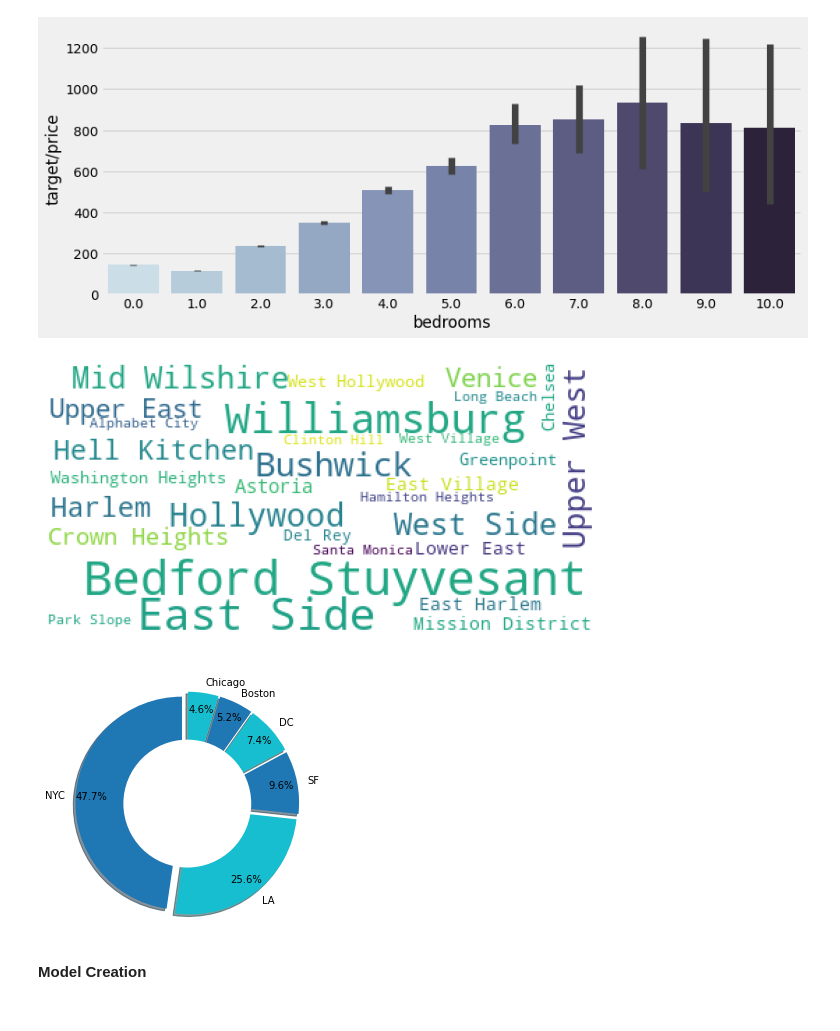
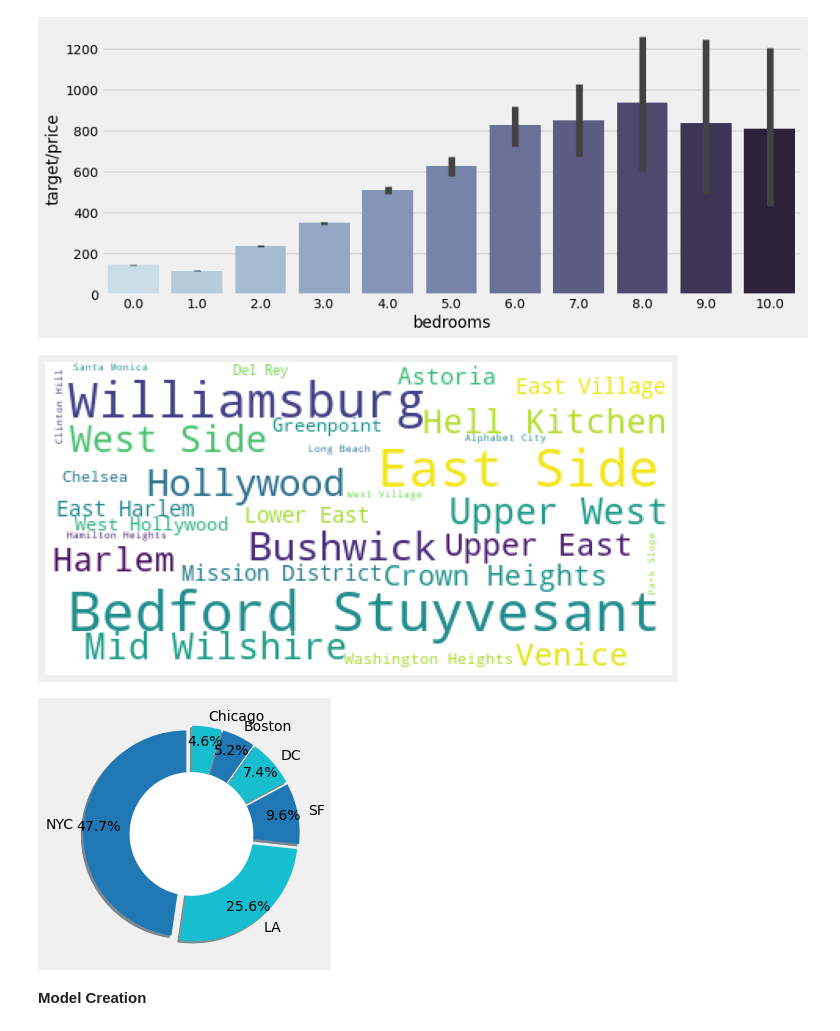
Before and after one commit to BuildWeek-ft-airbnb-6/backend, a Jupyter notebook: model/model.ipynb, the cells around one changed output. Saved outputs shown, nothing was run; the diff lists cells and outputs as text; code cells hidden in the pictures.

Commit message:
Added and implimented model.visualizations.py + code cleanups

```diff
--- a/model/model.ipynb
+++ b/model/model.ipynb
@@ -92,61 +71,24 @@ generate_hist(df['bedrooms'], df['target/price'])
 [figure]
 # %%
 # Visualizing the 30 cities with the most rooms with a wordcloud.
-
 words = df['neighbourhood'].to_string()
 
-plt.subplots(figsize=(10, 10))
-
-def generate_wordcloud(text):
-    '''
-    This creates a function call that creates the wordcloud
-    '''
-    wordcloud = WordCloud(max_words=30, background_color='white',
-                          relative_scaling = 1,
-                          stopwords = stopwords
-                          ).generate(text)
-    plt.imshow(wordcloud)
-    plt.axis("off")
-    plt.show()
-
-generate_wordcloud(words)
+mv.generate_wordcloud(words)
 # %% [output]
-[figure, old version]
+[figure, new version]
 # %%
 # Plotting the percentage of available rooms in the data with a pie chart.
-
 cities = ['NYC', 'LA', 'SF', 'DC', 'Boston', 'Chicago']
 colors = ['#1f77b4','#17becf', '#1f77b4','#17becf', '#1f77b4','#17becf']
 explode = (0.05,0.05,0.05,0.05, 0.05, 0.05)
 sizes = []
 
 for x in df['city'].value_counts():
     sizes.append(x)
 
-def generate_pie(sizes, colors, explode, size):
-    '''
-    This creates a function call that creates the pie chart
-    '''
-
-    # initializing the chart with the predefined variables
-    plt.pie(sizes, colors=colors, labels=cities,
-            autopct='%1.1f%%', startangle=90,
-            pctdistance=0.85, explode=explode,
-            shadow=True, radius=1)
-
-    # drawing circle
-    centre_circle = plt.Circle((0,0),0.60,fc='white')
-    fig = plt.gcf()
-    fig.gca().add_artist(centre_circle)
-
-    # increasing aspect ration
-    ax1.axis('equal')
-    plt.tight_layout()
-    plt.show()
-
-generate_pie(sizes, colors, explode, sizes)
+mv.generate_pie(sizes, colors, explode, cities)
 # %% [output]
-[figure, old version]
+[figure, new version]
 # %% [markdown]
 **Model Creation**
 # %%
```
Also changed, not shown: parts of 4 cells of this notebook, 1 other file.
